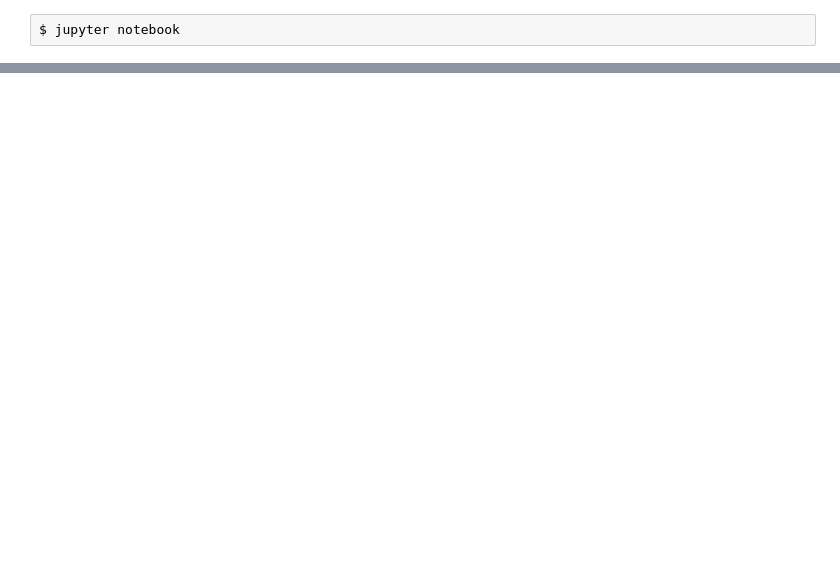
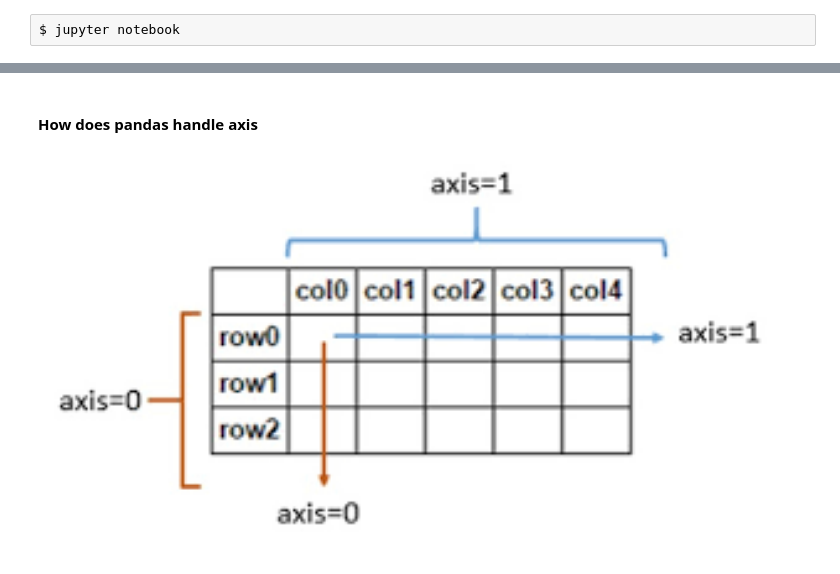
Before and after one commit to BenjaminSchwessinger/ABC_python, a Jupyter notebook: 05022019_ABC_python_day2_session_4_with_anwsers.ipynb, the cells around one changed output, grey strips where cells are left out. Saved outputs shown, nothing was run; the diff lists cells and outputs as text; code cells hidden in the pictures; blank space fills up the shorter version.

```diff
--- a/05022019_ABC_python_day2_session_4_with_anwsers.ipynb
+++ b/05022019_ABC_python_day2_session_4_with_anwsers.ipynb
@@ -25,0 +689,6 @@ $ jupyter notebook
+# %% [markdown]
+#### How does pandas handle axis
+# %%
+Image(filename='./fig/pandas_axis.png', height=800, width =800 )
+# %% [output]
+[figure, added]
```
Also changed, not shown: parts of 115 cells of this notebook, 23 other files.
